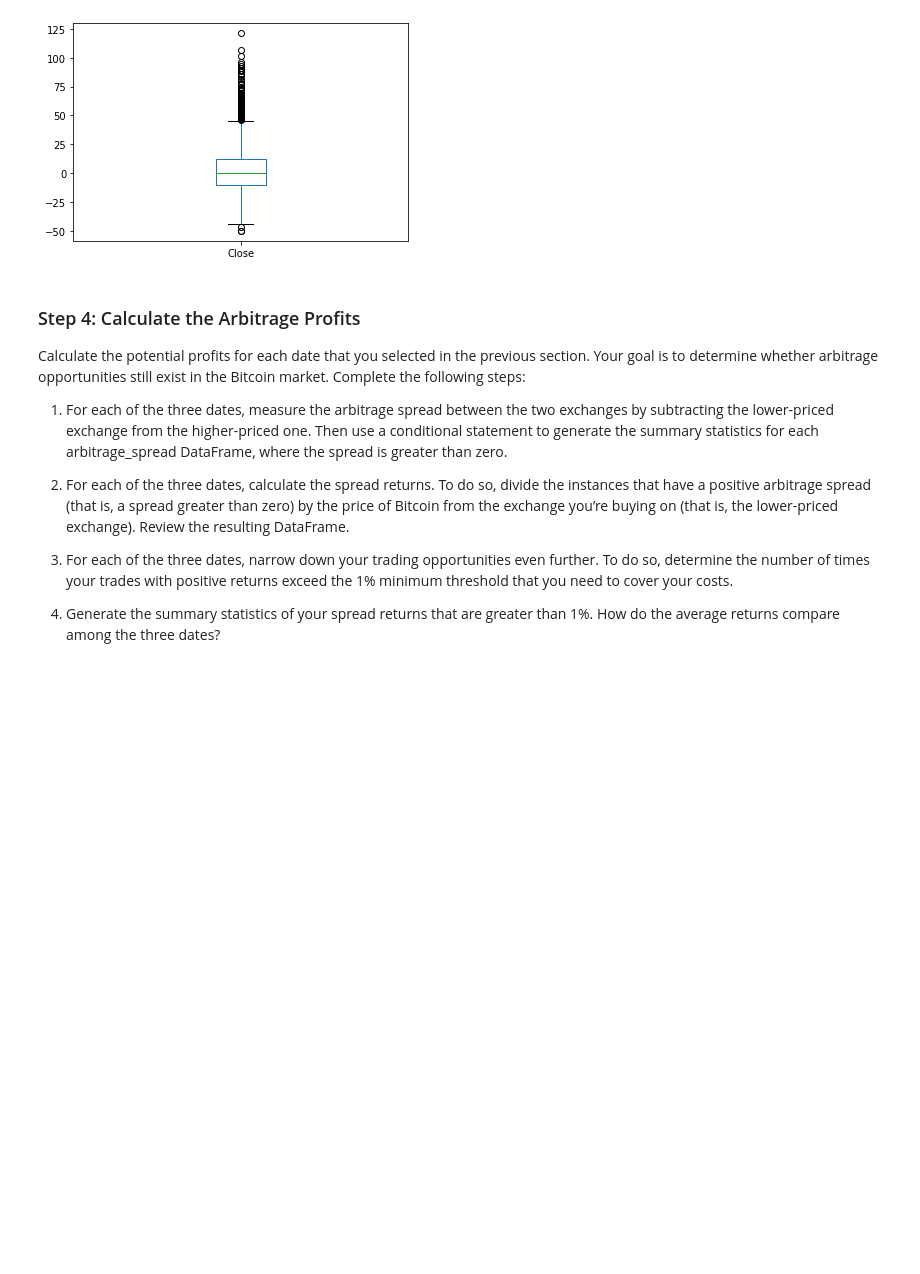
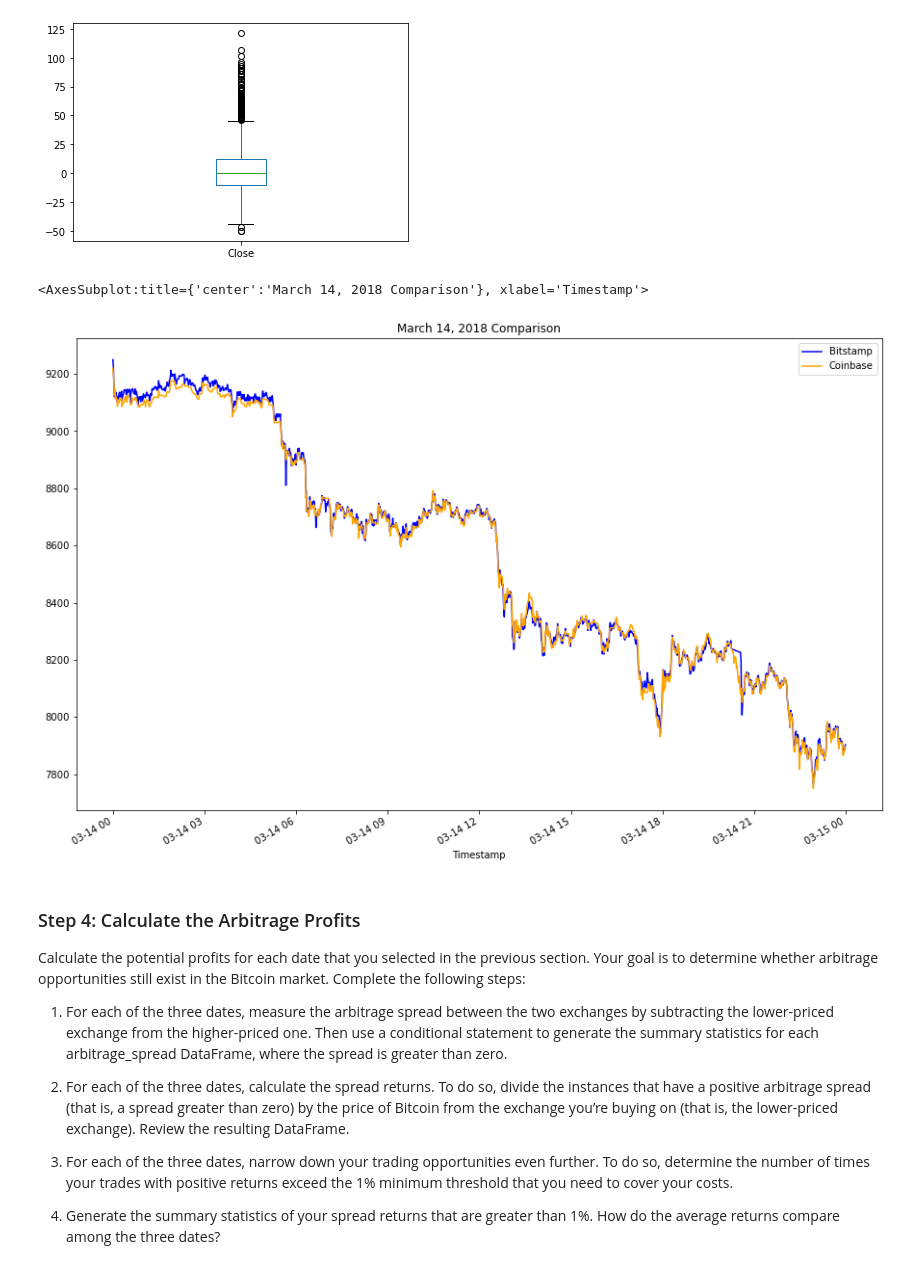
Before and after one commit to mrlandero/Bitcoin_Arbitrage_Profits, a Jupyter notebook: Starter_Code/crypto_arbitrage.ipynb, the cells around one changed output. Drawn from its saved outputs; the diff is of its cells as text; code cells hidden in the pictures; blank space fills up the shorter version.

Commit message:
Generated Overlay Plot for Comparison on March 14, 2018

```diff
--- a/Starter_Code/crypto_arbitrage.ipynb
+++ b/Starter_Code/crypto_arbitrage.ipynb
@@ -413,7 +413,14 @@ arbitrage_spread_middle.plot(kind="box")
 # %%
 # Create an overlay plot that visualizes the two dataframes over a period of one day from late in the dataset.
 # Be sure that the plots include the parameters `legend`, `figsize`, `title`, `color` and `label`
-# YOUR CODE HERE
+# Bitstamp Plot
+bitstamp["Close"].loc["2018-03-14"].plot(legend=True, figsize=(15,10), title="March 14, 2018 Comparison", color="blue", label="Bitstamp")
+
+# Coinbase Plot
+coinbase["Close"].loc["2018-03-14"].plot(legend=True, figsize=(15,10), color="orange", label="Coinbase")
+# %% [output]
+<AxesSubplot:title={'center':'March 14, 2018 Comparison'}, xlabel='Timestamp'>
+[figure, added]
 # %%
 # Using the date from the late that you have selected, calculate the arbitrage spread
 # by subtracting the bitstamp lower closing prices from the coinbase higher closing prices
```
